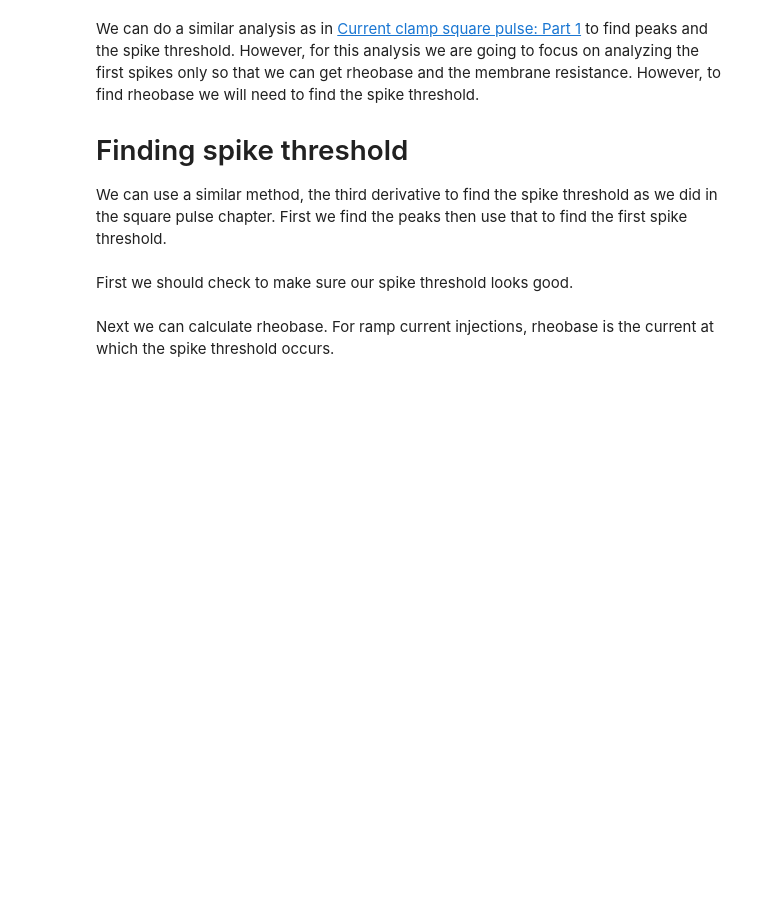
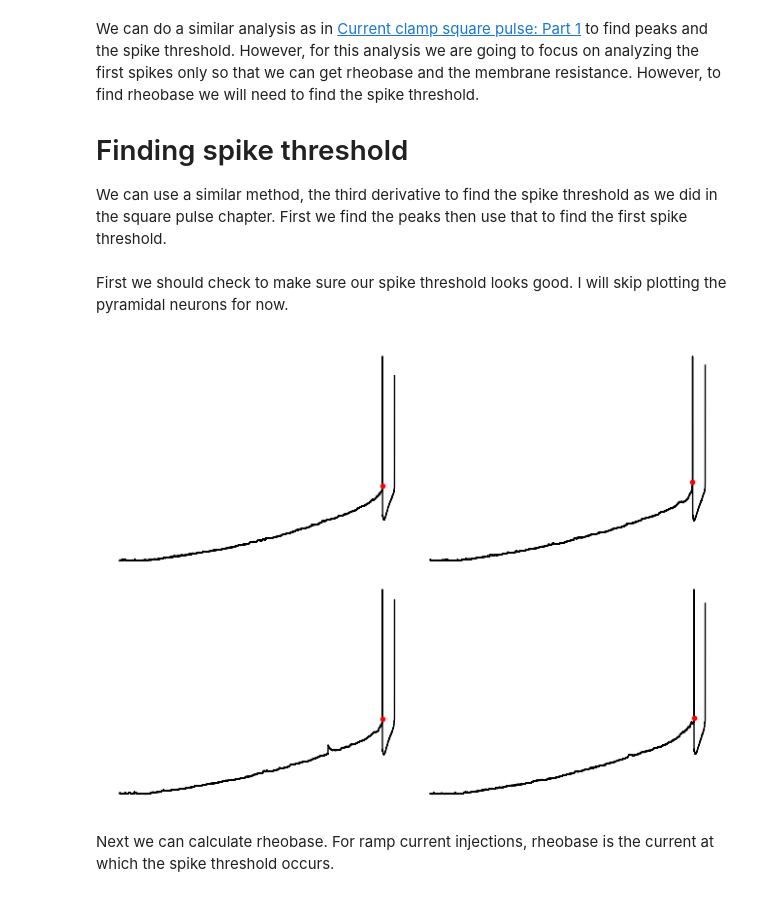
Before and after one commit to LarsHenrikNelson/PatchClampHandbook, a Jupyter notebook: nb/cc_ramp_pt1.ipynb, the cells around one changed output. Cells and saved outputs as stored; diff of their text form; code cells hidden in the pictures; blank space fills up the shorter version.

```diff
--- a/nb/cc_ramp_pt1.ipynb
+++ b/nb/cc_ramp_pt1.ipynb
@@ -116,17 +125,19 @@ for value in msn_dict.values():
 # %% [markdown]
-First we should check to make sure our spike threshold looks good.
+First we should check to make sure our spike threshold looks good. I will skip plotting the pyramidal neurons for now.
 # %%
 fig, axes = plt.subplots(nrows=2, ncols=2, layout="constrained")
 for acq, ax in zip(msn_dict.values(), axes.flat):
     threshold = acq["threshold"]
     ax.plot(
-        x_array[: acq["second_peak"]],
-        acq["array"][: acq["second_peak"]],
+        x_array[: acq["peaks"][1]],
+        acq["array"][: acq["peaks"][1]],
         color="black",
         linewidth=1,
     )
     ax.plot(x_array[threshold], acq["array"][threshold], ".", color="red", linewidth=1)
     ax.axis("off")
+# %% [output]
+[figure, added]
 # %% [markdown]
 Next we can calculate rheobase. For ramp current injections, rheobase is the current at which the spike threshold occurs.
 # %%
```
Also changed, not shown: parts of 19 cells of this notebook, 2 other files.
